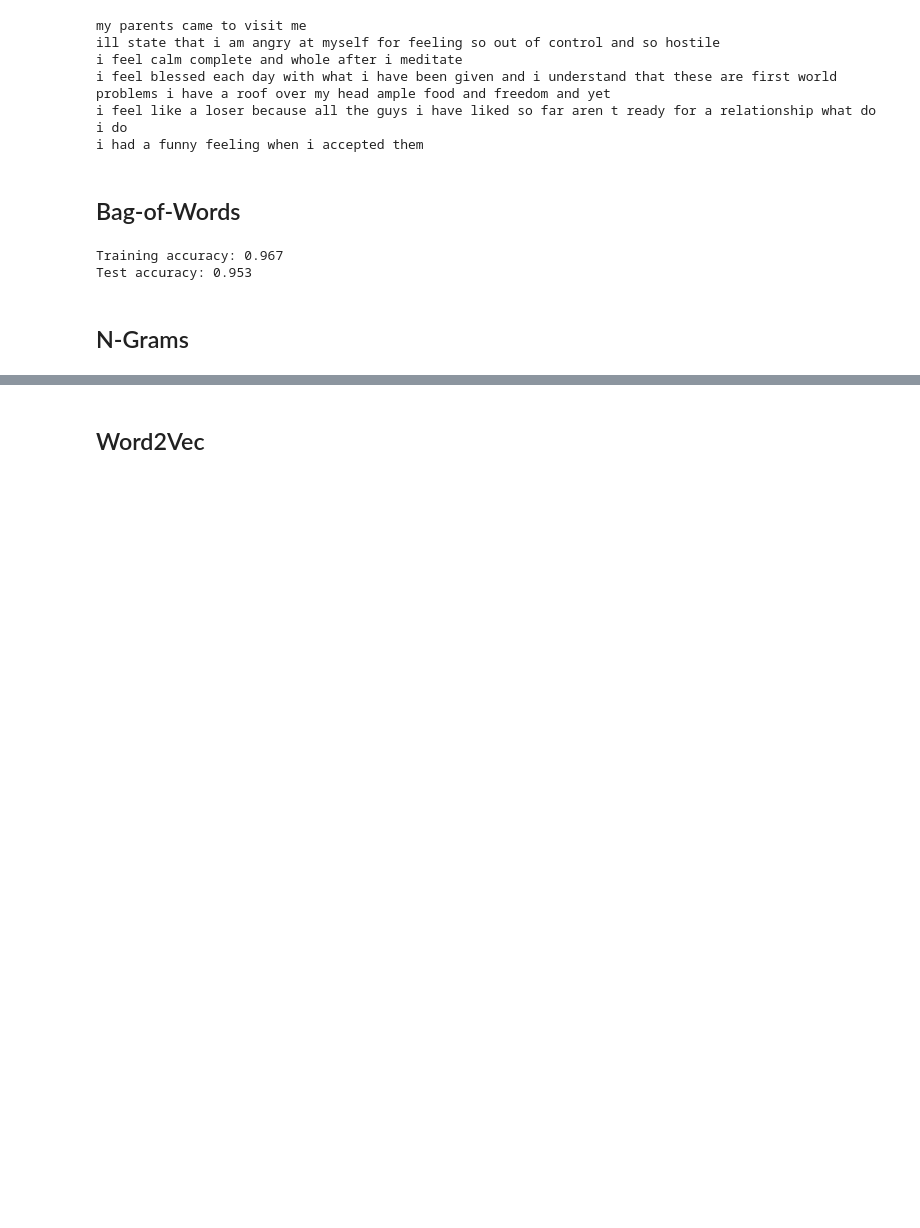
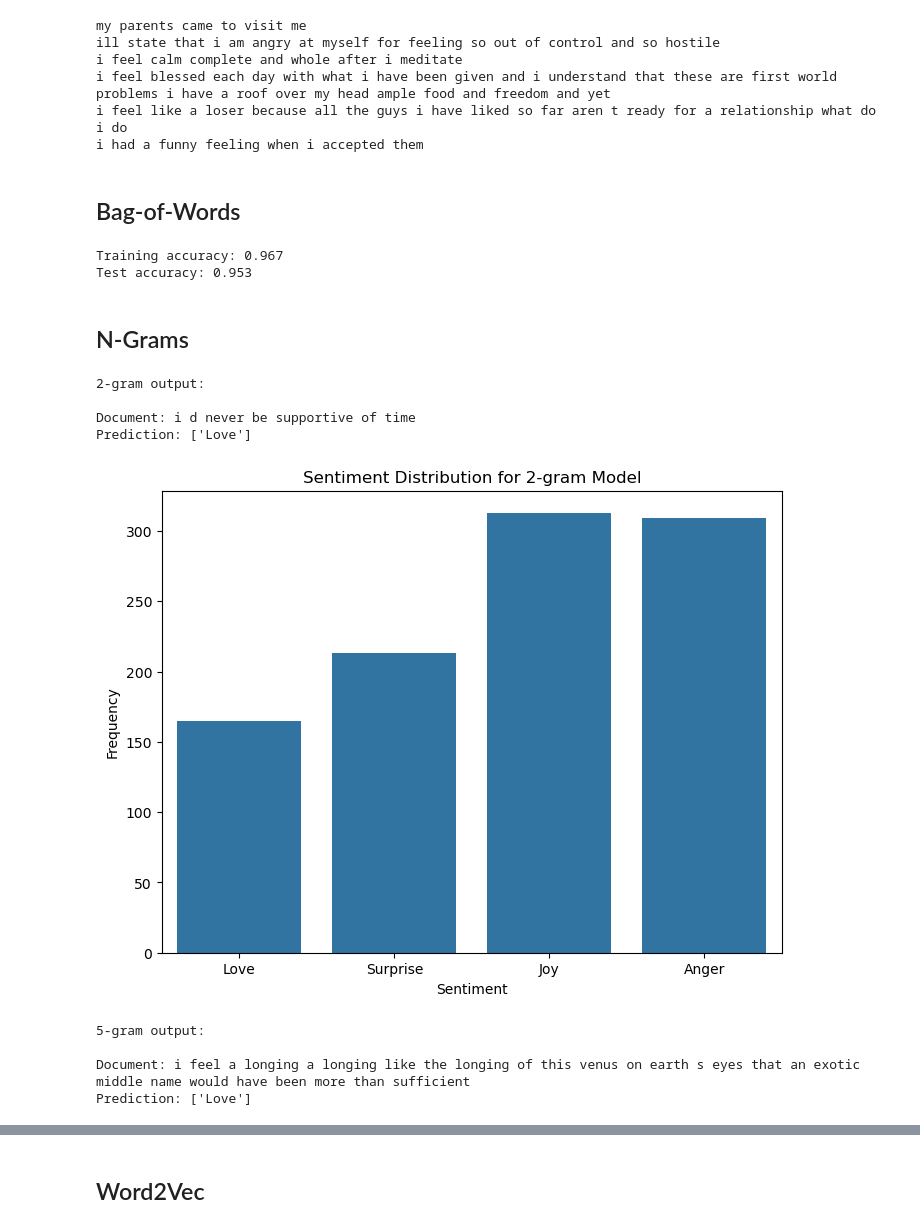
Before and after one commit to dxvidnrt/DataScience, a Jupyter notebook: assign2/02_text_mining.ipynb, the cells around one changed output, grey strips where cells are left out. Drawn from its saved outputs; the diff is of its cells as text; code cells hidden in the pictures; blank space fills up the shorter version.

Commit message:
Finished n-grams

```diff
--- a/assign2/02_text_mining.ipynb
+++ b/assign2/02_text_mining.ipynb
@@ -139,7 +139,7 @@ i had a funny feeling when i accepted them
 # %% [markdown]
 ## Bag-of-Words
 # %%
-def train_classifier(df: pd.DataFrame):
+def preprocess_classifier(df: pd.DataFrame):
     processed_df = preprocessing(df)
     train, test = split_data(processed_df)
     vectorizer = CountVectorizer()
@@ -147,8 +147,19 @@ def train_classifier(df: pd.DataFrame):
     y_train = train["label"]
     X_test = vectorizer.transform(test['document'])
     y_test = test["label"]
+    return X_train, y_train, X_test, y_test, vectorizer
+
+X_train, y_train, X_test, y_test, vectorizer = preprocess_classifier(df)
+
+def train_classifier(X_train, y_train):
     sgd = SGDClassifier(loss='log_loss', random_state=12345)
     sgd.fit(X_train, y_train)
+
+    return sgd
+
+classifier = train_classifier(X_train, y_train)
+
+def accuracy_classifier(sgd, X_train, y_train, X_test, y_test):
     #Accuracy on train data:
     train_pred = sgd.predict(X_train)
     acc_train = accuracy_score(y_train, train_pred)
@@ -158,9 +169,69 @@ def train_classifier(df: pd.DataFrame):
     acc_test = accuracy_score(y_test, test_pred)
     print(f"Test accuracy: {acc_test:.3f}")
 
-train_classifier(df)
+accuracy_classifier(classifier, X_train, y_train, X_test, y_test)
 # %% [output]
 Training accuracy: 0.967
 Test accuracy: 0.953
 # %% [markdown]
 ## N-Grams
+# %%
+corpus = df["text"]
+tokenized_corpus = [reg_tokenizer.tokenize(sentence.lower()) for sentence in corpus]
+
+def train_MLE(corpus, n):
+
+    train_data, vocab = padded_everygram_pipeline(n, corpus)
+
+    mle_model = MLE(n)
+    mle_model.fit(train_data, vocab)
+    return mle_model
+
+def generate_text(model, num_words, start_with=None):
+    text = []
+    context = start_with if start_with else ["<s>"]*(model.order -1)
+    for _ in range(num_words):
+        next_word = model.generate(1, text_seed=context)
+        if next_word == "</s>":
+            break
+        text.append(next_word)
+        context = context[1:] + [next_word]
+    return " ".join(text)
+
+for i in [2, 5]:
+    model = train_MLE(tokenized_corpus, i)
+
+    text_output = generate_text(model, 50)
+    text_vectorized = vectorizer.transform([text_output])
+    prediction = classifier.predict(text_vectorized)
+
+    print(f"{i}-gram output:\n")
+    print(f"Document: {text_output}")
+    print(f"Prediction: {prediction}")
+
+    # 1000 documents
+    number_docs = 1000
+    generated_df = pd.DataFrame(columns=["text", "label"])
+    for _ in range(number_docs):
+        doc = generate_text(model, 50)
+        text_vectorized = vectorizer.transform([doc])
+        prediction = classifier.predict(text_vectorized)
+        new_row = pd.DataFrame({"text": doc, "label": prediction})
+        generated_df = pd.concat([generated_df, new_row])
+
+    plt.figure(figsize=(8, 6))
+    sns.countplot(x="label", data=generated_df)
+    plt.title(f"Sentiment Distribution for {i}-gram Model")
+    plt.xlabel('Sentiment')
+    plt.ylabel('Frequency')
+    plt.show()
+# %% [output]
+2-gram output:
+
+Document: i d never be supportive of time
+Prediction: ['Love']
+[figure, added]
+5-gram output:
+
+Document: i feel a longing a longing like the longing of this venus on earth s eyes that an exotic middle name would have been more than sufficient
+Prediction: ['Love']
```
Also changed, not shown: parts of 1 cell of this notebook.
